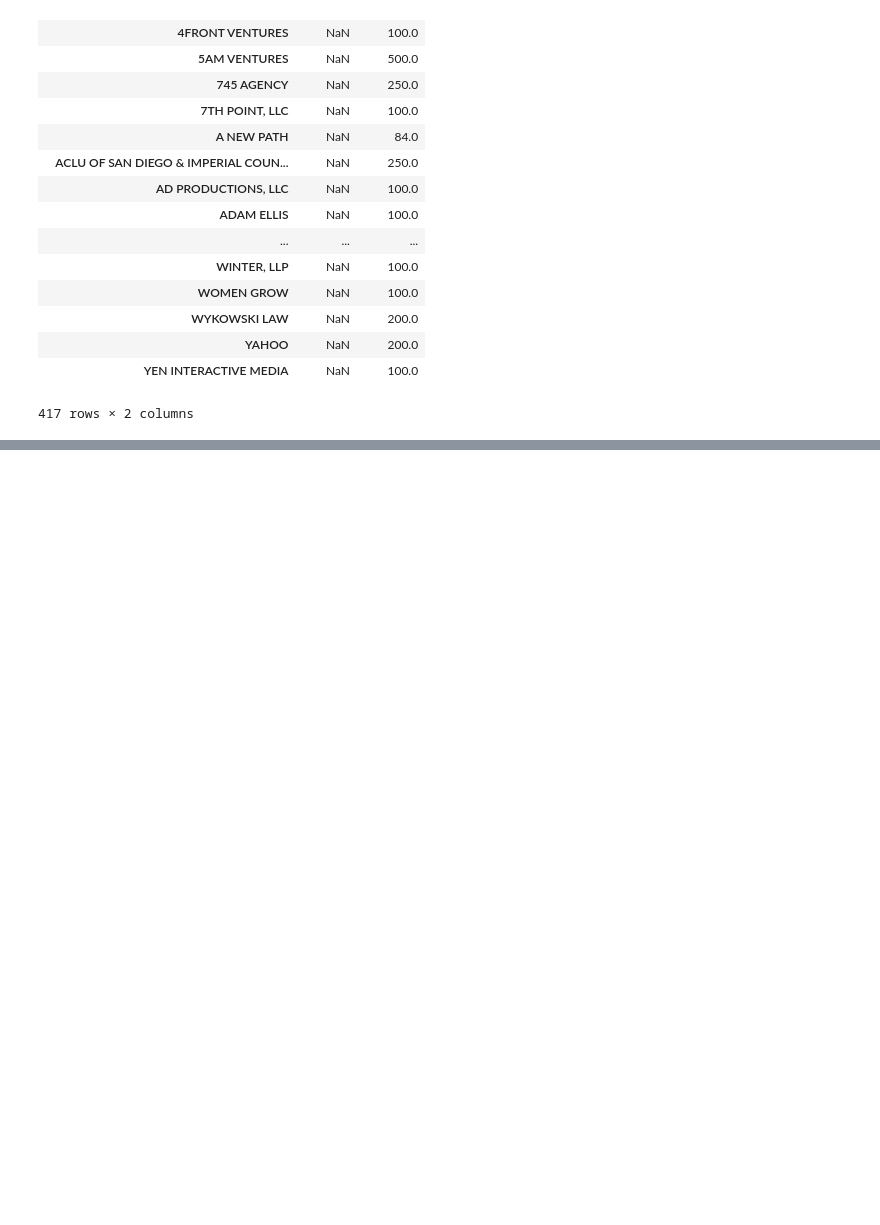
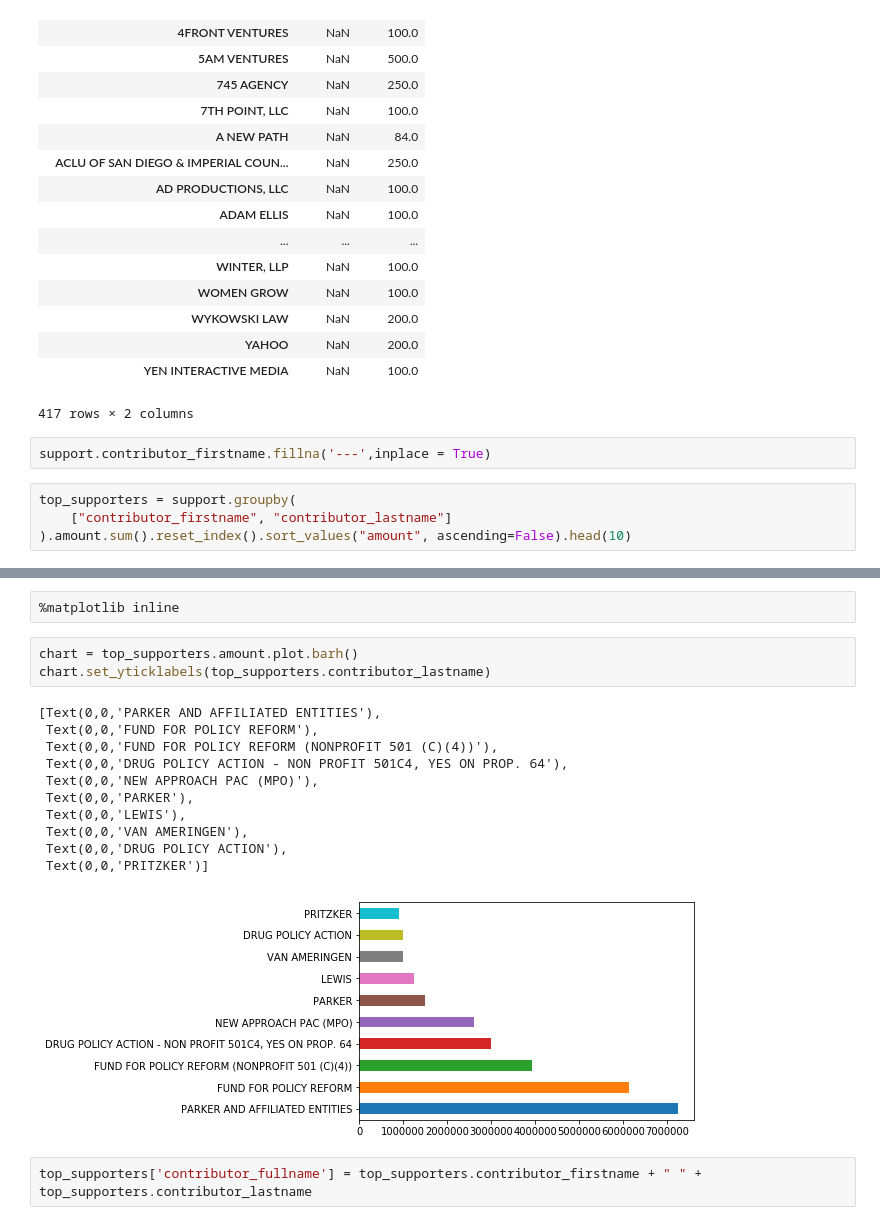
Before and after one commit to jeanettelin8/daily-bruin-training, a Jupyter notebook: prop-64.ipynb, the cells around one changed output, grey strips where cells are left out. Saved outputs shown, nothing was run; the diff lists cells and outputs as text; blank space fills up the shorter version.

Commit message:
adding charts

```diff
--- a/prop-64.ipynb
+++ b/prop-64.ipynb
@@ -405,3 +405,9 @@ merged.groupby(['committee_position','contributor_employer']).amount.sum().unsta
 | YAHOO | NaN | 200.0 |
 | YEN INTERACTIVE MEDIA | NaN | 100.0 |
 417 rows × 2 columns
+# %%
+support.contributor_firstname.fillna('---',inplace = True)
+# %%
+top_supporters = support.groupby(
+    ["contributor_firstname", "contributor_lastname"]
+).amount.sum().reset_index().sort_values("amount", ascending=False).head(10)
@@ -407,0 +428,19 @@ merged.groupby(['committee_position','contributor_employer']).amount.sum().unsta
+# %%
+%matplotlib inline
+# %%
+chart = top_supporters.amount.plot.barh()
+chart.set_yticklabels(top_supporters.contributor_lastname)
+# %% [output]
+[Text(0,0,'PARKER AND AFFILIATED ENTITIES'),
+ Text(0,0,'FUND FOR POLICY REFORM'),
+ Text(0,0,'FUND FOR POLICY REFORM (NONPROFIT 501 (C)(4))'),
+ Text(0,0,'DRUG POLICY ACTION - NON PROFIT 501C4, YES ON PROP. 64'),
+ Text(0,0,'NEW APPROACH PAC (MPO)'),
+ Text(0,0,'PARKER'),
+ Text(0,0,'LEWIS'),
+ Text(0,0,'VAN AMERINGEN'),
+ Text(0,0,'DRUG POLICY ACTION'),
+ Text(0,0,'PRITZKER')]
+[figure, added]
+# %%
+top_supporters['contributor_fullname'] = top_supporters.contributor_firstname + " " + top_supporters.contributor_lastname
```
Also changed, not shown: parts of 9 cells of this notebook.
